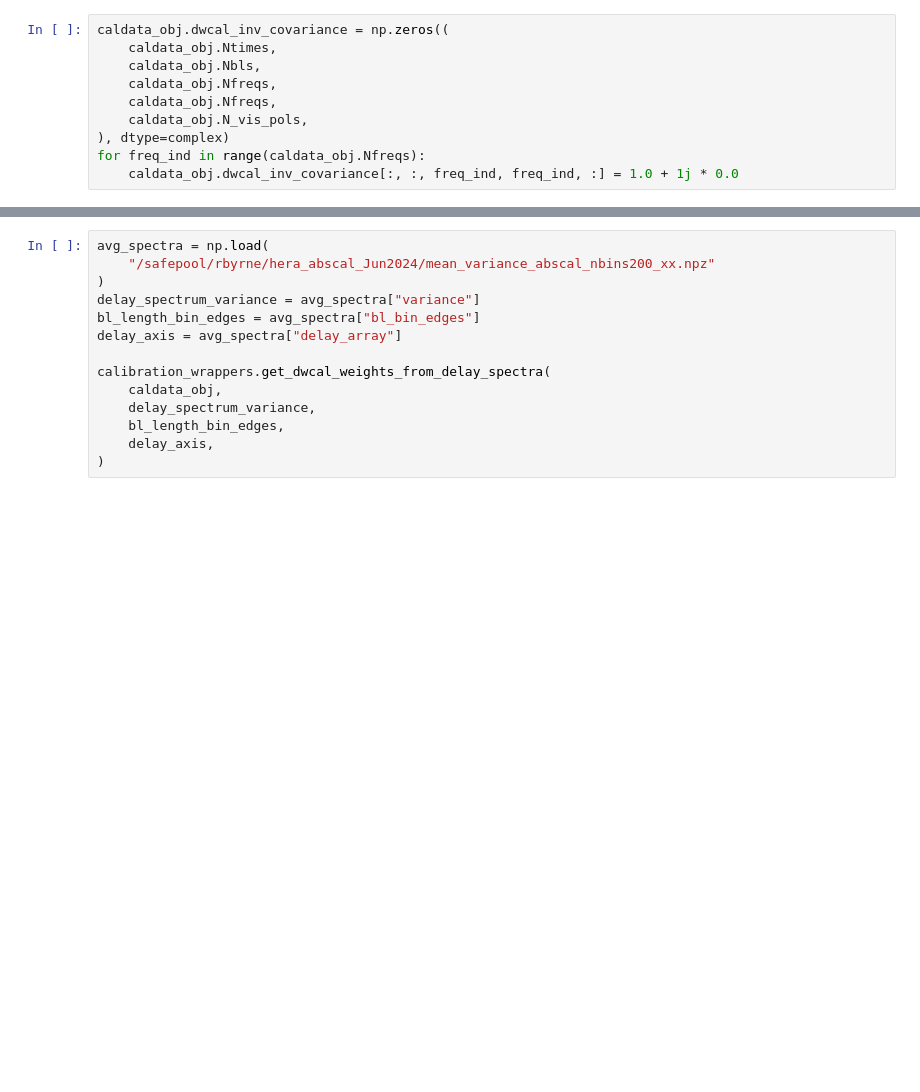
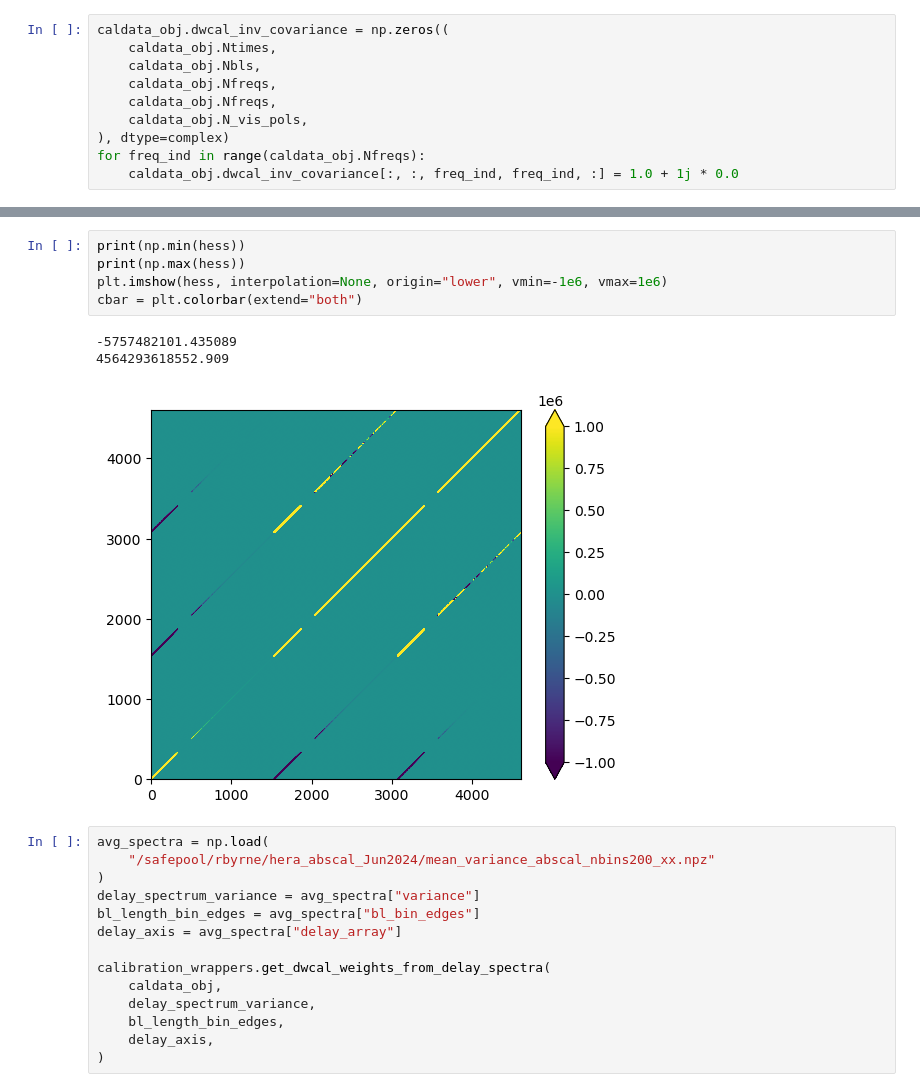
Before and after one commit to rlbyrne/rlb_hera, a Jupyter notebook: hera_data_viewer.ipynb, the cells around one changed output, grey strips where cells are left out. Cells and saved outputs as stored; diff of their text form; blank space fills up the shorter version.

```diff
--- a/hera_data_viewer.ipynb
+++ b/hera_data_viewer.ipynb
@@ -180,3 +183,12 @@ ValueError: cannot reshape array of size 9216 into shape (3,1536)
+# %%
+print(np.min(hess))
+print(np.max(hess))
+plt.imshow(hess, interpolation=None, origin="lower", vmin=-1e6, vmax=1e6)
+cbar = plt.colorbar(extend="both")
+# %% [output]
+-5757482101.435089
+4564293618552.909
+[figure, added]
 # %%
 avg_spectra = np.load(
     "/safepool/rbyrne/hera_abscal_Jun2024/mean_variance_abscal_nbins200_xx.npz"
```
Also changed, not shown: parts of 16 cells of this notebook, 1 other file.
